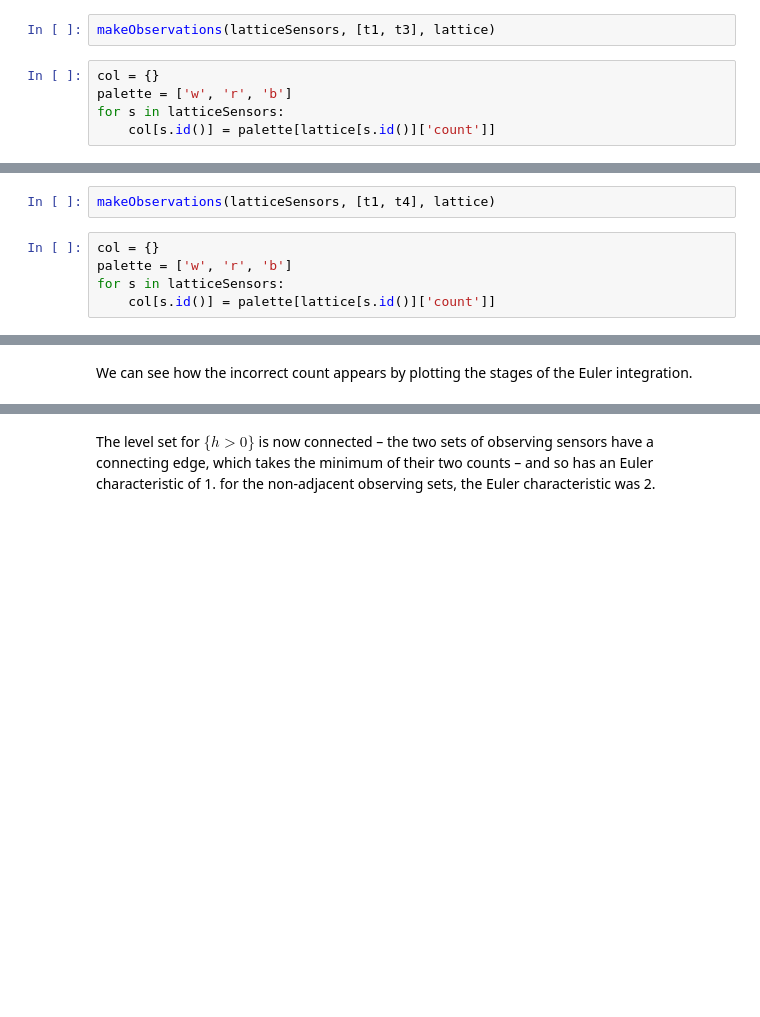
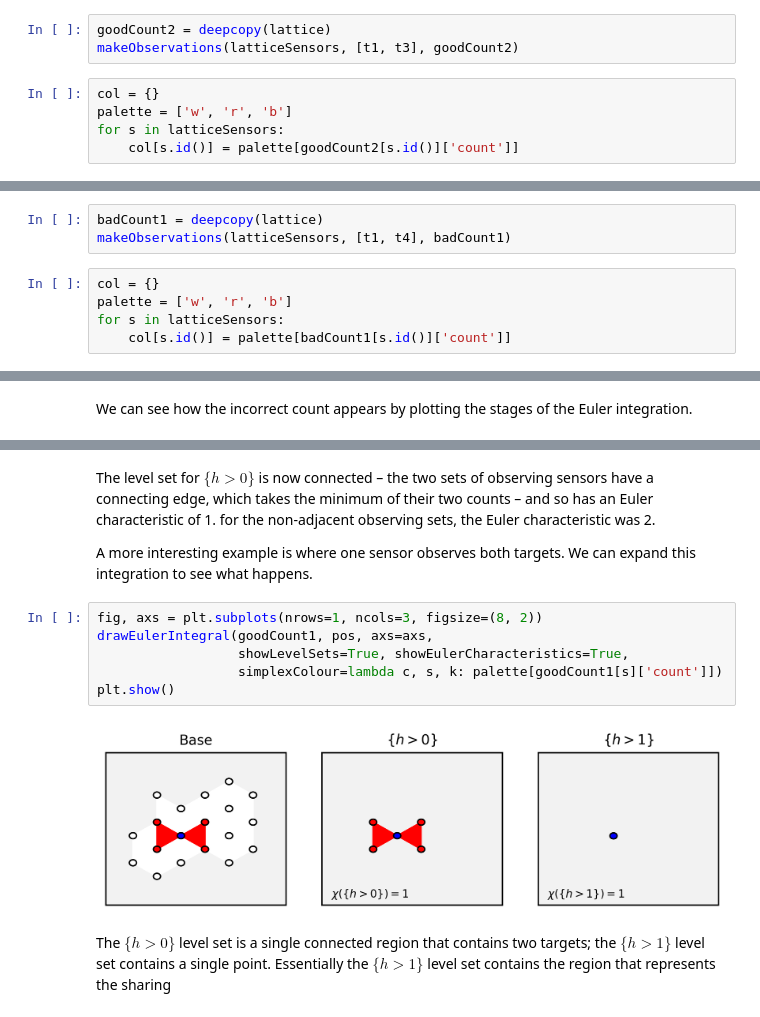
Before and after one commit to simoninireland/sensor-playground, a Jupyter notebook: euler.ipynb, the cells around one changed output, grey strips where cells are left out. Saved outputs shown, nothing was run; the diff lists cells and outputs as text; blank space fills up the shorter version.

```diff
--- a/euler.ipynb
+++ b/euler.ipynb
@@ -271,12 +279,13 @@ Widely-separated targets can also be correctly counted.
 t1 = offset(pos, 15, (0.04, -0.04))
 t3 = offset(pos, 20, (0.04, -0.04))
 # %%
-makeObservations(latticeSensors, [t1, t3], lattice)
+goodCount2 = deepcopy(lattice)
+makeObservations(latticeSensors, [t1, t3], goodCount2)
 # %%
 col = {}
 palette = ['w', 'r', 'b']
 for s in latticeSensors:
-    col[s.id()] = palette[lattice[s.id()]['count']]
+    col[s.id()] = palette[goodCount2[s.id()]['count']]
 # %%
 fig, axs = plt.subplots(nrows=1, ncols=2, figsize=(8, 3))
 
@@ -307,12 +316,13 @@ However, suppose we spread the targets out so that there is no common sensor see
 # %%
 t4 = offset(pos, 20, (-0.04, -0.04))
 # %%
-makeObservations(latticeSensors, [t1, t4], lattice)
+badCount1 = deepcopy(lattice)
+makeObservations(latticeSensors, [t1, t4], badCount1)
 # %%
 col = {}
 palette = ['w', 'r', 'b']
 for s in latticeSensors:
-    col[s.id()] = palette[lattice[s.id()]['count']]
+    col[s.id()] = palette[badCount1[s.id()]['count']]
 # %%
 fig, axs = plt.subplots(nrows=1, ncols=2, figsize=(8, 3))
 
@@ -350,3 +362,15 @@ plt.show()
 [figure]
 # %% [markdown]
 The level set for $\{h > 0\}$ is now connected &ndash; the two sets of observing sensors have a connecting edge, which takes the minimum of their two counts &ndash; and so has an Euler characteristic of 1. for the non-adjacent observing sets, the Euler characteristic was 2.
+
+A more interesting example is where one sensor observes both targets. We can expand this integration to see what happens.
+# %%
+fig, axs = plt.subplots(nrows=1, ncols=3, figsize=(8, 2))
+drawEulerIntegral(goodCount1, pos, axs=axs,
+                  showLevelSets=True, showEulerCharacteristics=True,
+                  simplexColour=lambda c, s, k: palette[goodCount1[s]['count']])
+plt.show()
+# %% [output]
+[figure, added]
+# %% [markdown]
+The $\{ h > 0 \}$ level set is a single connected region that contains two targets; the $\{ h > 1 \}$ level set contains a single point. Essentially the $\{ h > 1 \}$ level set contains the region that represents the sharing
```
Also changed, not shown: parts of 16 cells of this notebook.
